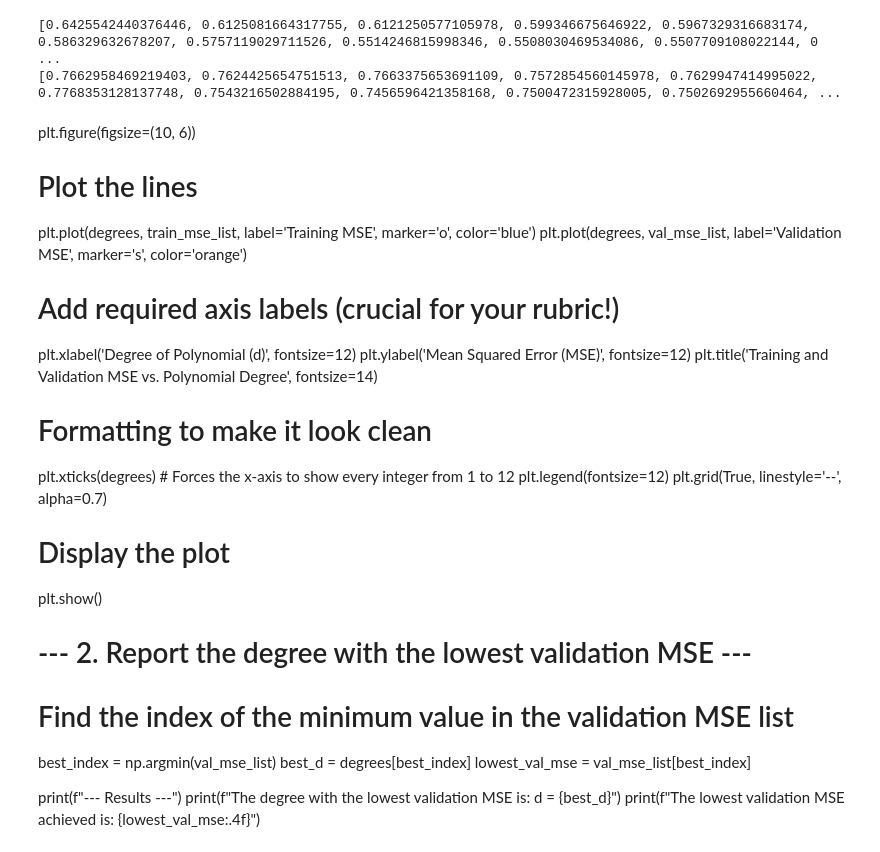
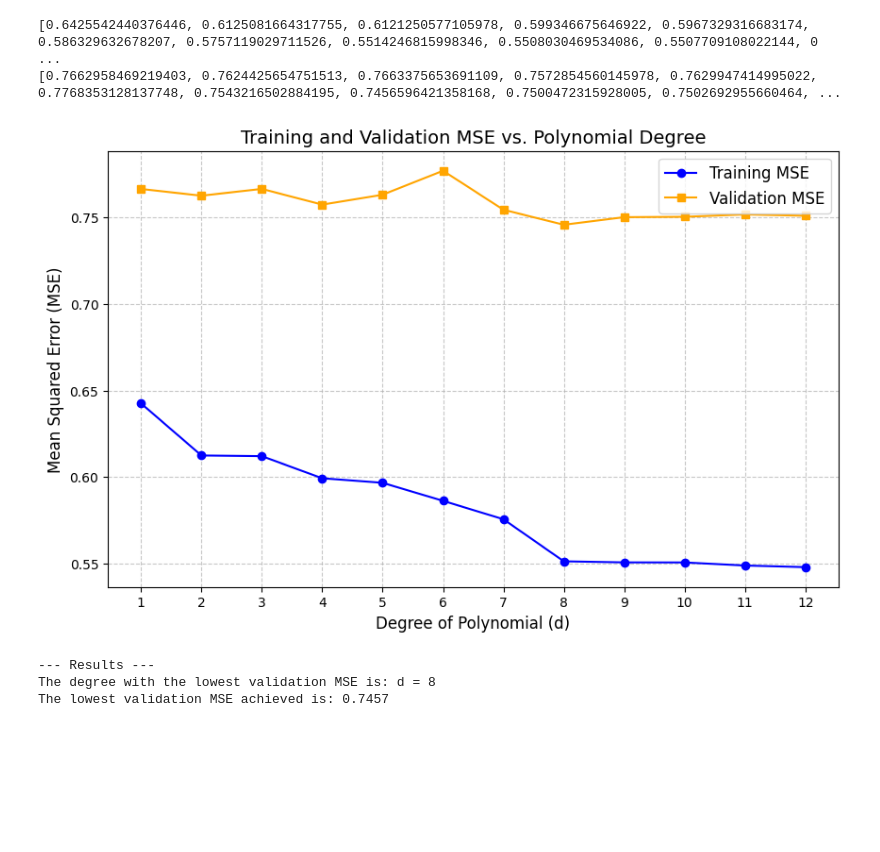
Before and after one commit to emilahmedli5/Linear-Models-Regularization-and-Classification-from-scratch, a Jupyter notebook: notebooks/hw2_analysis.ipynb, the cells around one changed output. Saved outputs shown, nothing was run; the diff lists cells and outputs as text; code cells hidden in the pictures; blank space fills up the shorter version.

```diff
--- a/notebooks/hw2_analysis.ipynb
+++ b/notebooks/hw2_analysis.ipynb
@@ -150,33 +266,38 @@ print(val_mse_list)
 # %% [output]
 [0.6425542440376446, 0.6125081664317755, 0.6121250577105978, 0.599346675646922, 0.5967329316683174, 0.586329632678207, 0.5757119029711526, 0.5514246815998346, 0.5508030469534086, 0.5507709108022144, 0 ...
 [0.7662958469219403, 0.7624425654751513, 0.7663375653691109, 0.7572854560145978, 0.7629947414995022, 0.7768353128137748, 0.7543216502884195, 0.7456596421358168, 0.7500472315928005, 0.7502692955660464, ...
-# %% [markdown]
-
-plt.figure(figsize=(10, 6))
-
-# Plot the lines
-plt.plot(degrees, train_mse_list, label='Training MSE', marker='o', color='blue')
-plt.plot(degrees, val_mse_list, label='Validation MSE', marker='s', color='orange')
-
-# Add required axis labels (crucial for your rubric!)
-plt.xlabel('Degree of Polynomial (d)', fontsize=12)
-plt.ylabel('Mean Squared Error (MSE)', fontsize=12)
-plt.title('Training and Validation MSE vs. Polynomial Degree', fontsize=14)
-
-# Formatting to make it look clean
-plt.xticks(degrees) # Forces the x-axis to show every integer from 1 to 12
-plt.legend(fontsize=12)
-plt.grid(True, linestyle='--', alpha=0.7)
-
-# Display the plot
-plt.show()
-
-# --- 2. Report the degree with the lowest validation MSE ---
-# Find the index of the minimum value in the validation MSE list
-best_index = np.argmin(val_mse_list)
-best_d = degrees[best_index]
-lowest_val_mse = val_mse_list[best_index]
-
-print(f"--- Results ---")
-print(f"The degree with the lowest validation MSE is: d = {best_d}")
-print(f"The lowest validation MSE achieved is: {lowest_val_mse:.4f}")
+# %%
+
+plt.figure(figsize=(10, 6))
+
+# Plot the lines
+plt.plot(degrees, train_mse_list, label='Training MSE', marker='o', color='blue')
+plt.plot(degrees, val_mse_list, label='Validation MSE', marker='s', color='orange')
+
+# Add required axis labels (crucial for your rubric!)
+plt.xlabel('Degree of Polynomial (d)', fontsize=12)
+plt.ylabel('Mean Squared Error (MSE)', fontsize=12)
+plt.title('Training and Validation MSE vs. Polynomial Degree', fontsize=14)
+
+# Formatting to make it look clean
+plt.xticks(degrees) # Forces the x-axis to show every integer from 1 to 12
+plt.legend(fontsize=12)
+plt.grid(True, linestyle='--', alpha=0.7)
+
+# Display the plot
+plt.show()
+
+# --- 2. Report the degree with the lowest validation MSE ---
+# Find the index of the minimum value in the validation MSE list
+best_index = np.argmin(val_mse_list)
+best_d = degrees[best_index]
+lowest_val_mse = val_mse_list[best_index]
+
+print(f"--- Results ---")
+print(f"The degree with the lowest validation MSE is: d = {best_d}")
+print(f"The lowest validation MSE achieved is: {lowest_val_mse:.4f}")
+# %% [output]
+[figure, added]
+--- Results ---
+The degree with the lowest validation MSE is: d = 8
+The lowest validation MSE achieved is: 0.7457
```
Also changed, not shown: parts of 5 cells of this notebook.
